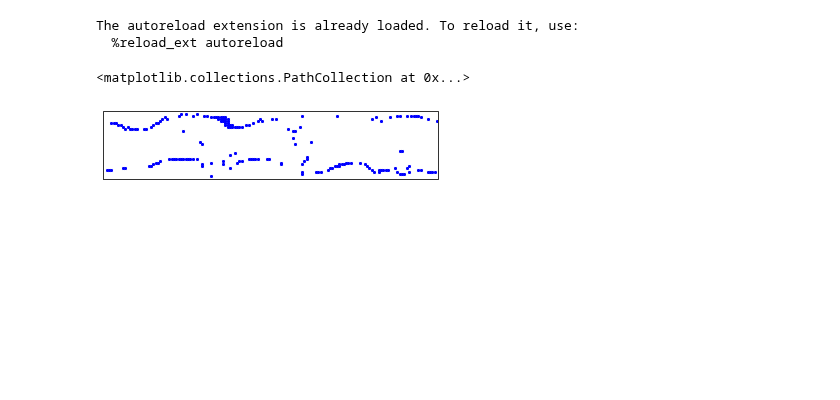
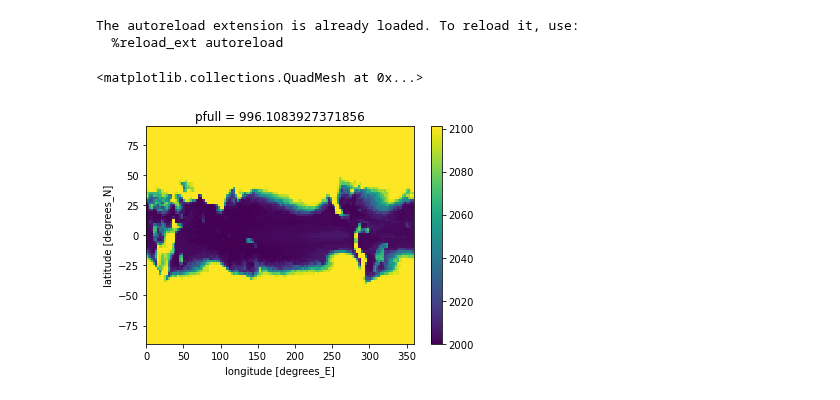
Before and after one commit to KYan19/pei, a Jupyter notebook: notebooks/0_Testing.ipynb, the cells around one changed output. Cells and saved outputs as stored; diff of their text form; code cells hidden in the pictures; blank space fills up the shorter version.

Commit message:
Transitioning to monthly capacity ToE

```diff
--- a/notebooks/0_Testing.ipynb
+++ b/notebooks/0_Testing.ipynb
@@ -18,2 +26,16 @@ ds_mean = xr.open_dataset('../data/processed/GFDL/labor_mean_ens1-3.nc').rename(
+# %%
+ds_under = test_ds['capacity']<test_ds['base']
+# %%
+ds_3 = ds_under.groupby('time.year').sum() > 3
+# %%
+def emergence(ds,start_year):
+    ds_thres = ds.nonzero()
+
+    # If non-empty, index + startyear = ToE
+    if len(ds_thres[0]) > 0:
+        return start_year+(ds_thres[0][0].item())
+
+    # If empty, return year after 2100
+    return 2101
 # %%
-ds_90 = xr.apply_ufunc(lf.emergence,ds_mean['capacity'],input_core_dims=[['time']],vectorize=True,kwargs={'thres':90,'start_year':1950})
+result = xr.apply_ufunc(emergence,ds_3,input_core_dims=[['year']],vectorize=True,kwargs={'start_year':2000})
@@ -30,7 +42,5 @@ Y = [x[1] for x in ds_cusp['xy'].values]
-# %%
-crs = ccrs.PlateCarree()
-fig,ax=plt.subplots(subplot_kw={'projection':crs})
-ax.scatter(X,Y,transform=crs,zorder=1,color='blue',marker='x',s=5)
-# %% [output]
-<matplotlib.collections.PathCollection at 0x...>
-[figure, removed]
+# %%
+result.mean('ensemble').plot()
+# %% [output]
+<matplotlib.collections.QuadMesh at 0x...>
+[figure, added]
```
Also changed, not shown: parts of 11 cells of this notebook, 6 other files.
